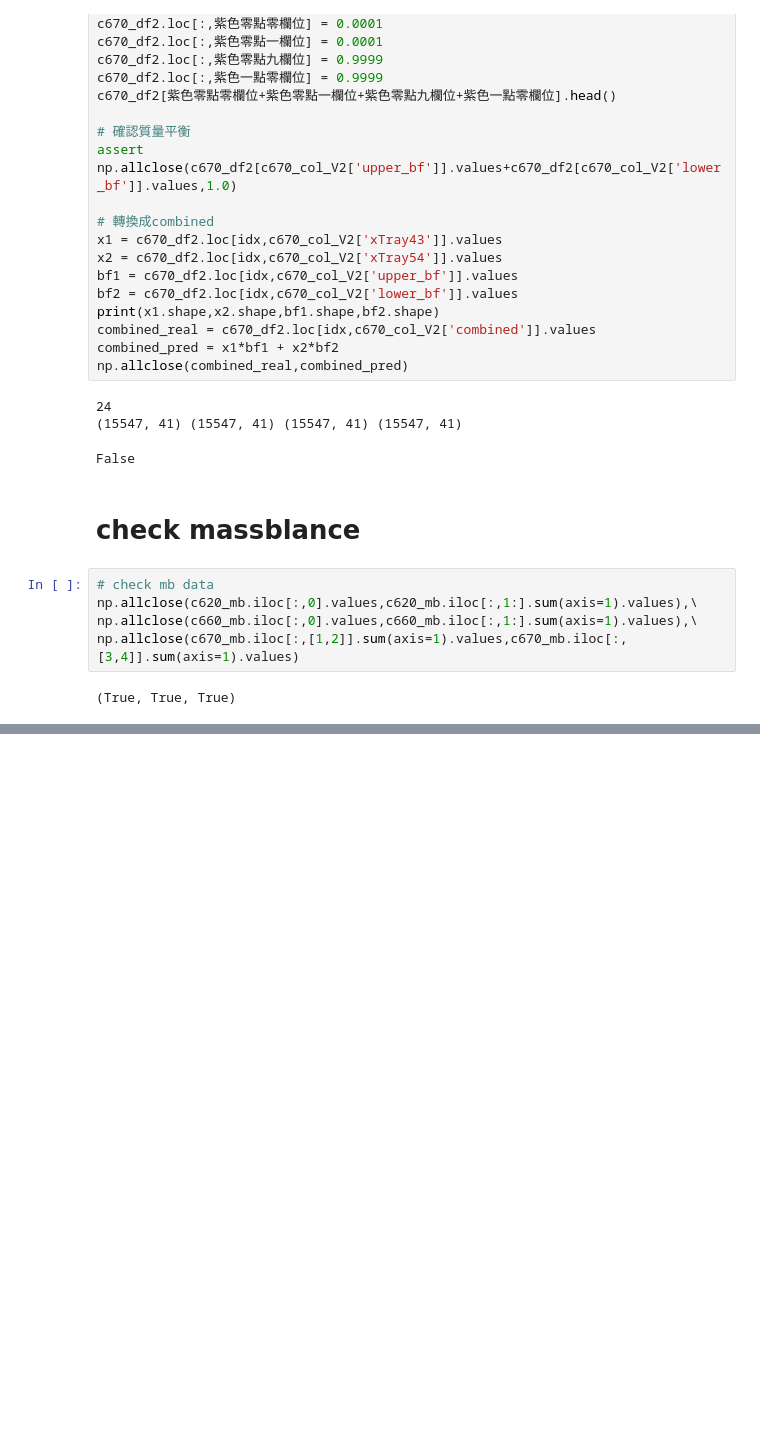
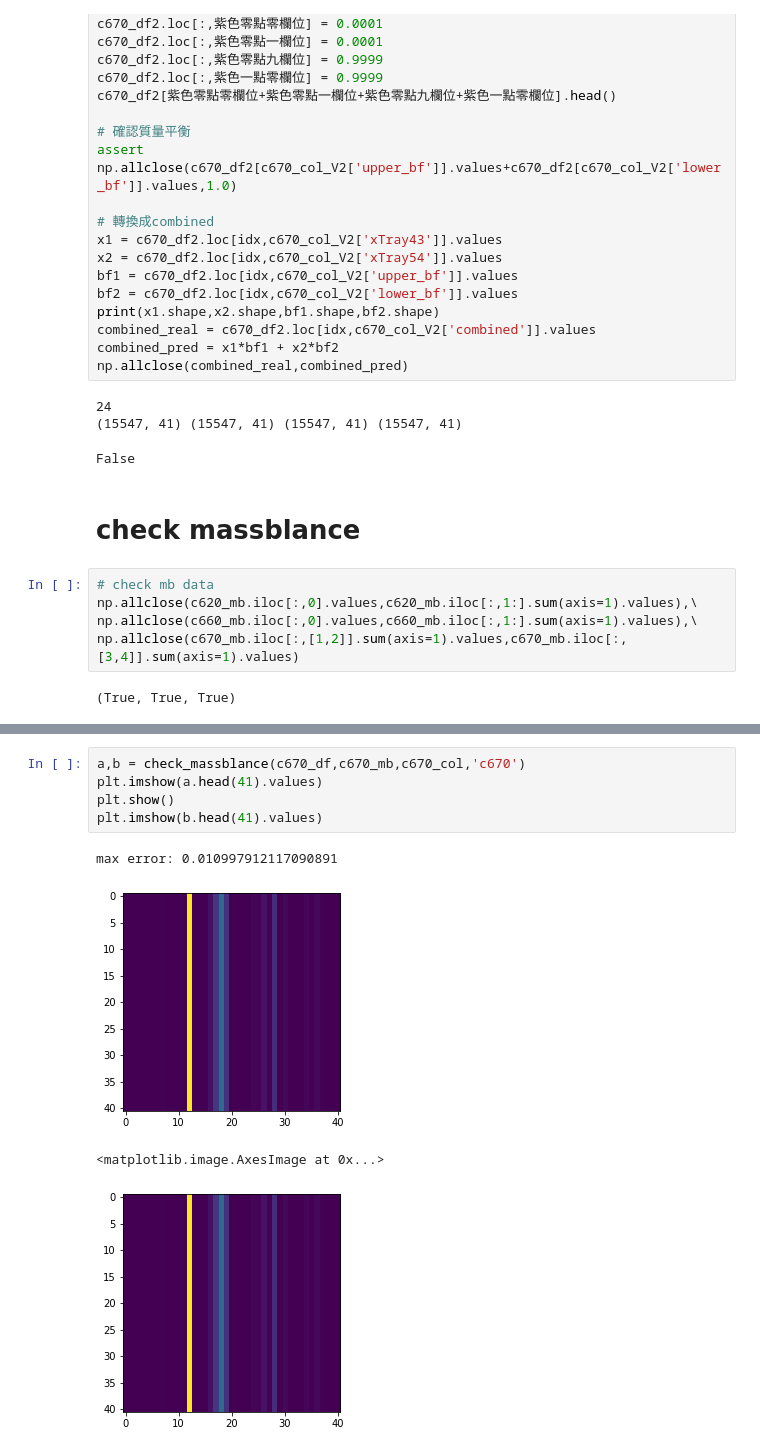
Before and after one commit to skywalker0803r/c620, a Jupyter notebook: notebook/data analysis.ipynb, the cells around one changed output, grey strips where cells are left out. Cells and saved outputs as stored; diff of their text form; blank space fills up the shorter version.

```diff
--- a/notebook/data analysis.ipynb
+++ b/notebook/data analysis.ipynb
@@ -183,0 +199,10 @@ False
+# %%
+a,b = check_massblance(c670_df,c670_mb,c670_col,'c670')
+plt.imshow(a.head(41).values)
+plt.show()
+plt.imshow(b.head(41).values)
+# %% [output]
+max error: 0.010997912117090891
+[figure, added]
+<matplotlib.image.AxesImage at 0x...>
+[figure, added]
```
Also changed, not shown: parts of 7 cells of this notebook.
